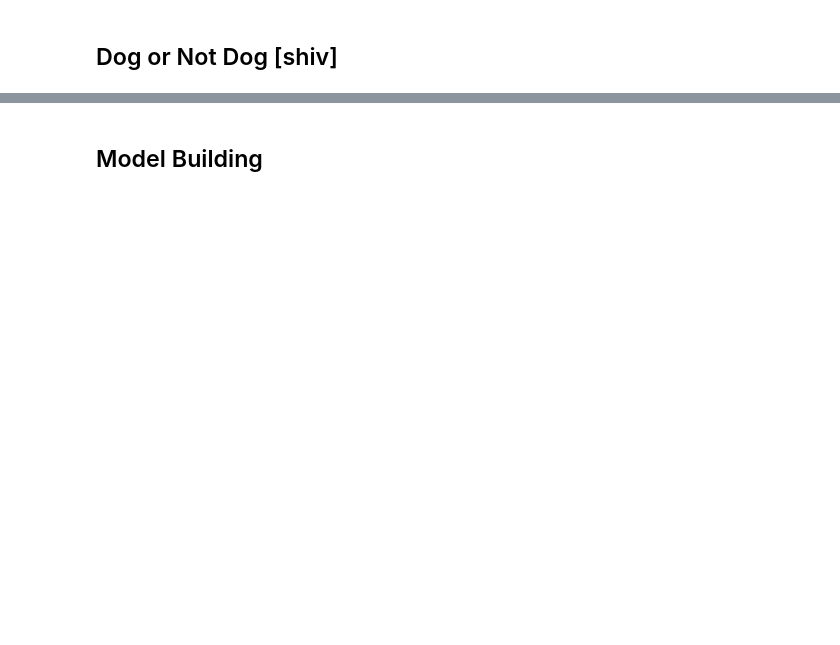
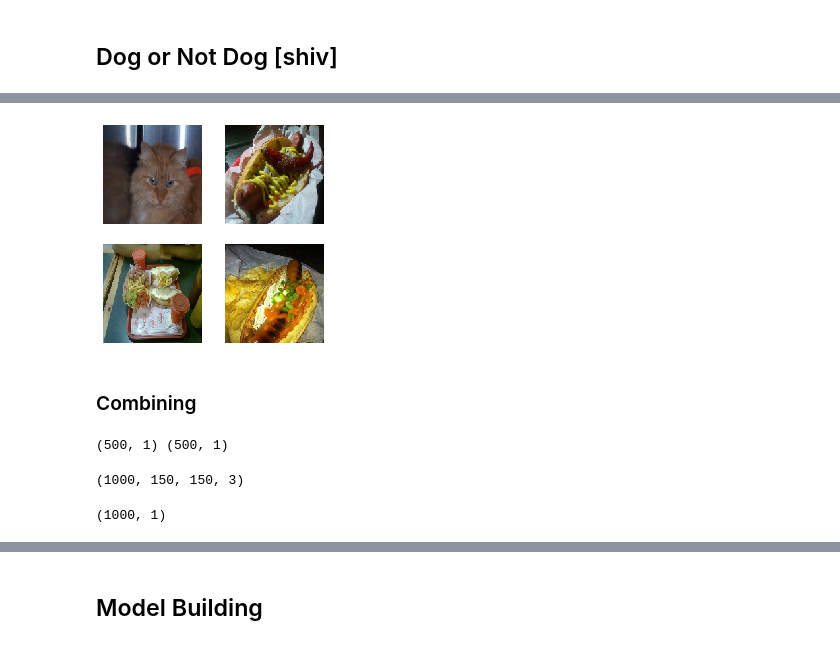
Before and after one commit to shivampip/NotDog, a Jupyter notebook: shiv.ipynb, the cells around one changed output, grey strips where cells are left out. Cells and saved outputs as stored; diff of their text form; code cells hidden in the pictures; blank space fills up the shorter version.

```diff
--- a/shiv.ipynb
+++ b/shiv.ipynb
@@ -20,0 +34,12 @@ idata.plot_np_imgs(imgs)
+# %%
+indog.plot_np_imgs(ndog_data)
+# %% [output]
+[figure, added]
+# %% [markdown]
+### Combining
+# %%
+y_dog= np.zeros((dog_data.shape[0], 1))
+y_ndog= np.ones((ndog_data.shape[0], 1))
+print(y_dog.shape, y_ndog.shape)
+# %% [output]
+(500, 1) (500, 1)
@@ -20,0 +48,8 @@ idata.plot_np_imgs(imgs)
+# %%
+X_train.shape
+# %% [output]
+(1000, 150, 150, 3)
+# %%
+y_train.shape
+# %% [output]
+(1000, 1)
```
Also changed, not shown: parts of 31 cells of this notebook, 1 other file.
